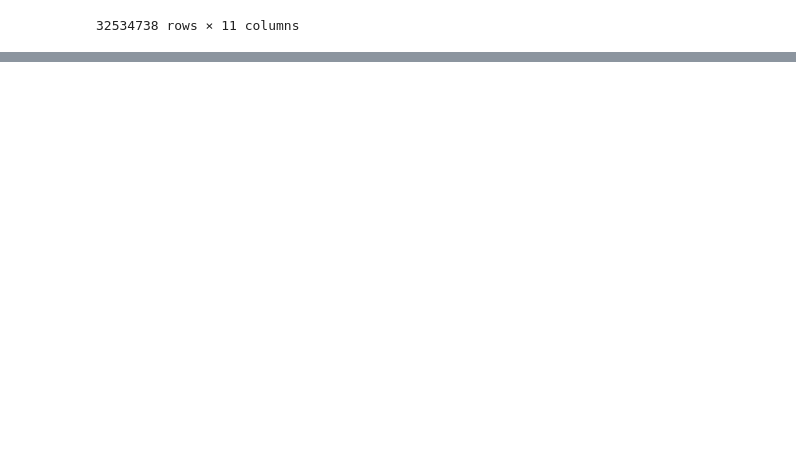
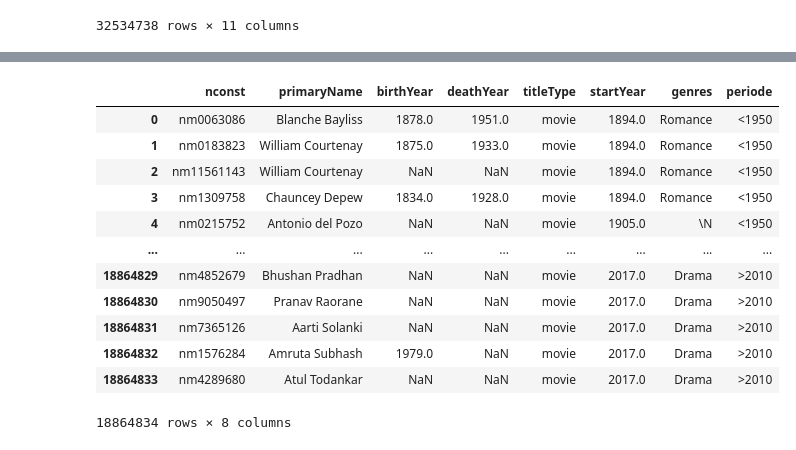
Before and after one commit to aurelieDANIEL2003/projet2_AAA, a Jupyter notebook: comparaison.ipynb, the cells around one changed output, grey strips where cells are left out. Saved outputs shown, nothing was run; the diff lists cells and outputs as text; code cells hidden in the pictures; blank space fills up the shorter version.

```diff
--- a/comparaison.ipynb
+++ b/comparaison.ipynb
@@ -35,0 +274,4 @@ NameError: name 'pd' is not defined
+# %%
+df_actor_periodelight = df_actor_periode.drop(columns = ["Unnamed: 0", "originalTitle", "category"])
+# %%
+df_actor_periodelight = df_actor_periodelight[df_actor_periodelight['titleType'].isin(['movie', 'tvSeries'])]
@@ -35,0 +310,19 @@ NameError: name 'pd' is not defined
+# %%
+# jointure nba31 avec df_actor_periodelight
+df_merge_age = pd.merge(df_name_nba31, df_actor_periodelight, on="primaryName", how="right")
+# %%
+df_merge_age
+# %% [output]
+|  | nconst | primaryName | birthYear | deathYear | titleType | startYear | genres | periode |
+| 0 | nm0063086 | Blanche Bayliss | 1878.0 | 1951.0 | movie | 1894.0 | Romance | <1950 |
+| 1 | nm0183823 | William Courtenay | 1875.0 | 1933.0 | movie | 1894.0 | Romance | <1950 |
+| 2 | nm11561143 | William Courtenay | NaN | NaN | movie | 1894.0 | Romance | <1950 |
+| 3 | nm1309758 | Chauncey Depew | 1834.0 | 1928.0 | movie | 1894.0 | Romance | <1950 |
+| 4 | nm0215752 | Antonio del Pozo | NaN | NaN | movie | 1905.0 | \N | <1950 |
+| ... | ... | ... | ... | ... | ... | ... | ... | ... |
+| 18864829 | nm4852679 | Bhushan Pradhan | NaN | NaN | movie | 2017.0 | Drama | >2010 |
+| 18864830 | nm9050497 | Pranav Raorane | NaN | NaN | movie | 2017.0 | Drama | >2010 |
+| 18864831 | nm7365126 | Aarti Solanki | NaN | NaN | movie | 2017.0 | Drama | >2010 |
+| 18864832 | nm1576284 | Amruta Subhash | 1979.0 | NaN | movie | 2017.0 | Drama | >2010 |
+| 18864833 | nm4289680 | Atul Todankar | NaN | NaN | movie | 2017.0 | Drama | >2010 |
+18864834 rows × 8 columns
```
Also changed, not shown: parts of 68 cells of this notebook, 3 other files.
